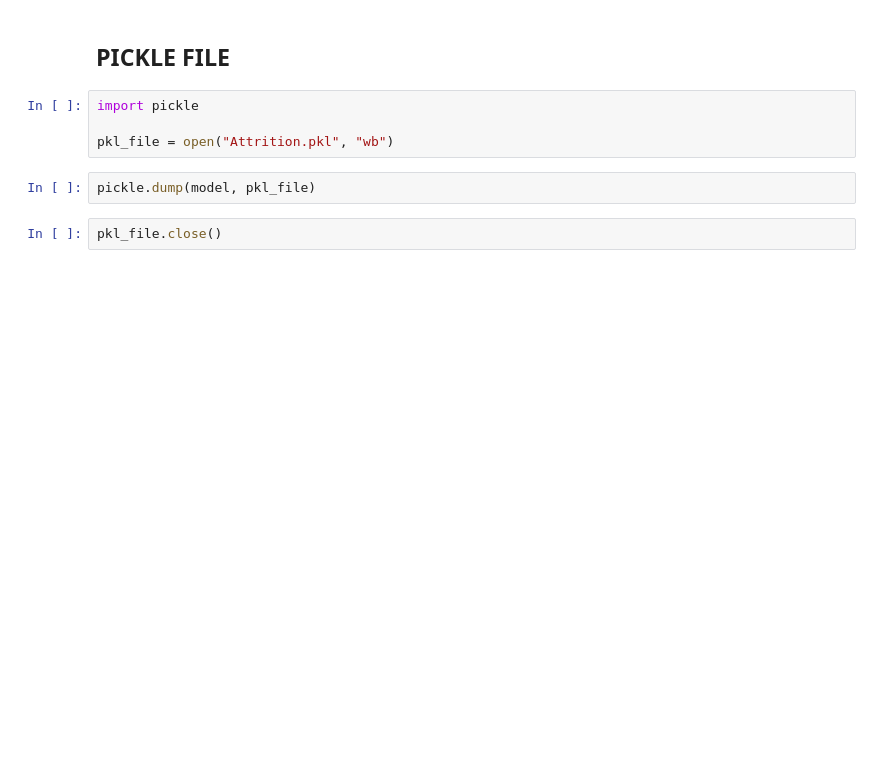
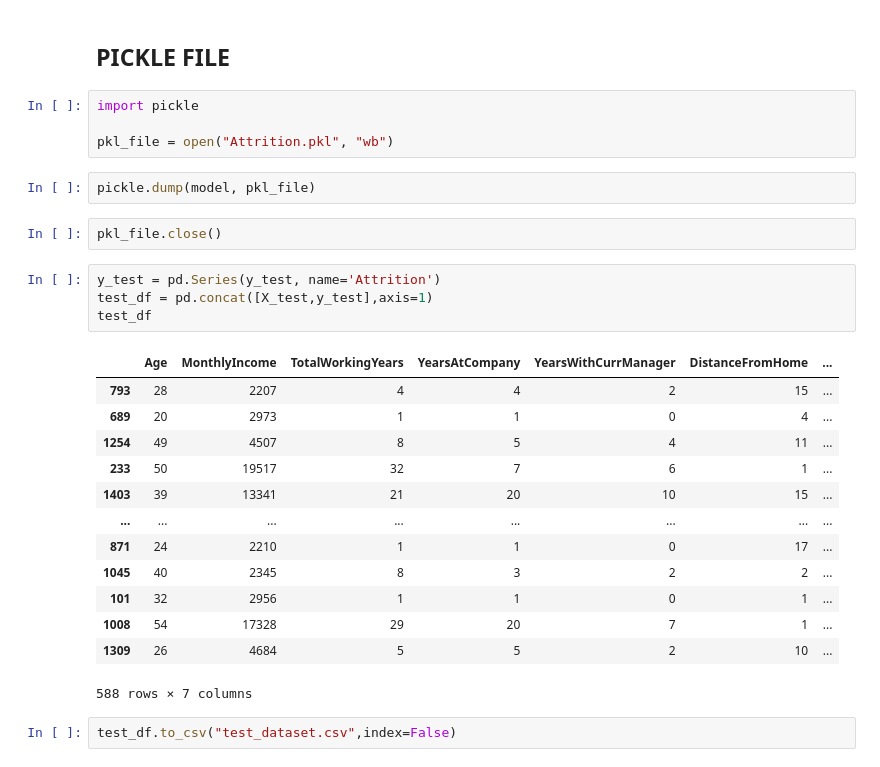
Before and after one commit to Roopini-1512/Attrtion-Project, a Jupyter notebook: ML -RF alg for attrition dataset.ipynb, the cells around one changed output. Drawn from its saved outputs; the diff is of its cells as text; blank space fills up the shorter version.

```diff
--- a/ML -RF alg for attrition dataset.ipynb
+++ b/ML -RF alg for attrition dataset.ipynb
@@ -330,3 +404,23 @@ pkl_file = open("Attrition.pkl", "wb")
 pickle.dump(model, pkl_file)
 # %%
 pkl_file.close()
+# %%
+y_test = pd.Series(y_test, name='Attrition')
+test_df = pd.concat([X_test,y_test],axis=1)
+test_df
+# %% [output]
+|  | Age | MonthlyIncome | TotalWorkingYears | YearsAtCompany | YearsWithCurrManager | DistanceFromHome | ... |
+| 793 | 28 | 2207 | 4 | 4 | 2 | 15 | ... |
+| 689 | 20 | 2973 | 1 | 1 | 0 | 4 | ... |
+| 1254 | 49 | 4507 | 8 | 5 | 4 | 11 | ... |
+| 233 | 50 | 19517 | 32 | 7 | 6 | 1 | ... |
+| 1403 | 39 | 13341 | 21 | 20 | 10 | 15 | ... |
+| ... | ... | ... | ... | ... | ... | ... | ... |
+| 871 | 24 | 2210 | 1 | 1 | 0 | 17 | ... |
+| 1045 | 40 | 2345 | 8 | 3 | 2 | 2 | ... |
+| 101 | 32 | 2956 | 1 | 1 | 0 | 1 | ... |
+| 1008 | 54 | 17328 | 29 | 20 | 7 | 1 | ... |
+| 1309 | 26 | 4684 | 5 | 5 | 2 | 10 | ... |
+588 rows × 7 columns
+# %%
+test_df.to_csv("test_dataset.csv",index=False)
```
Also changed, not shown: parts of 9 cells of this notebook.
